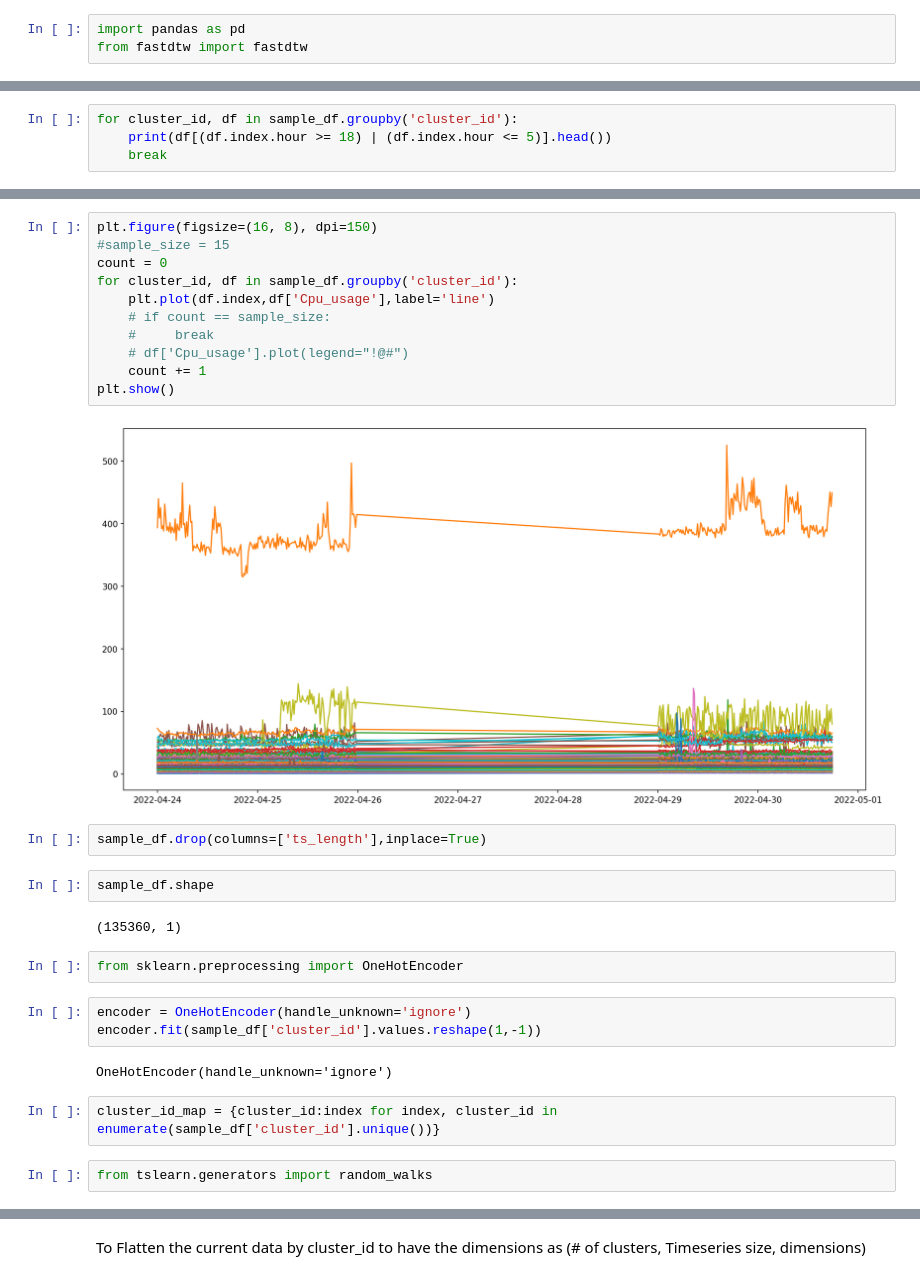
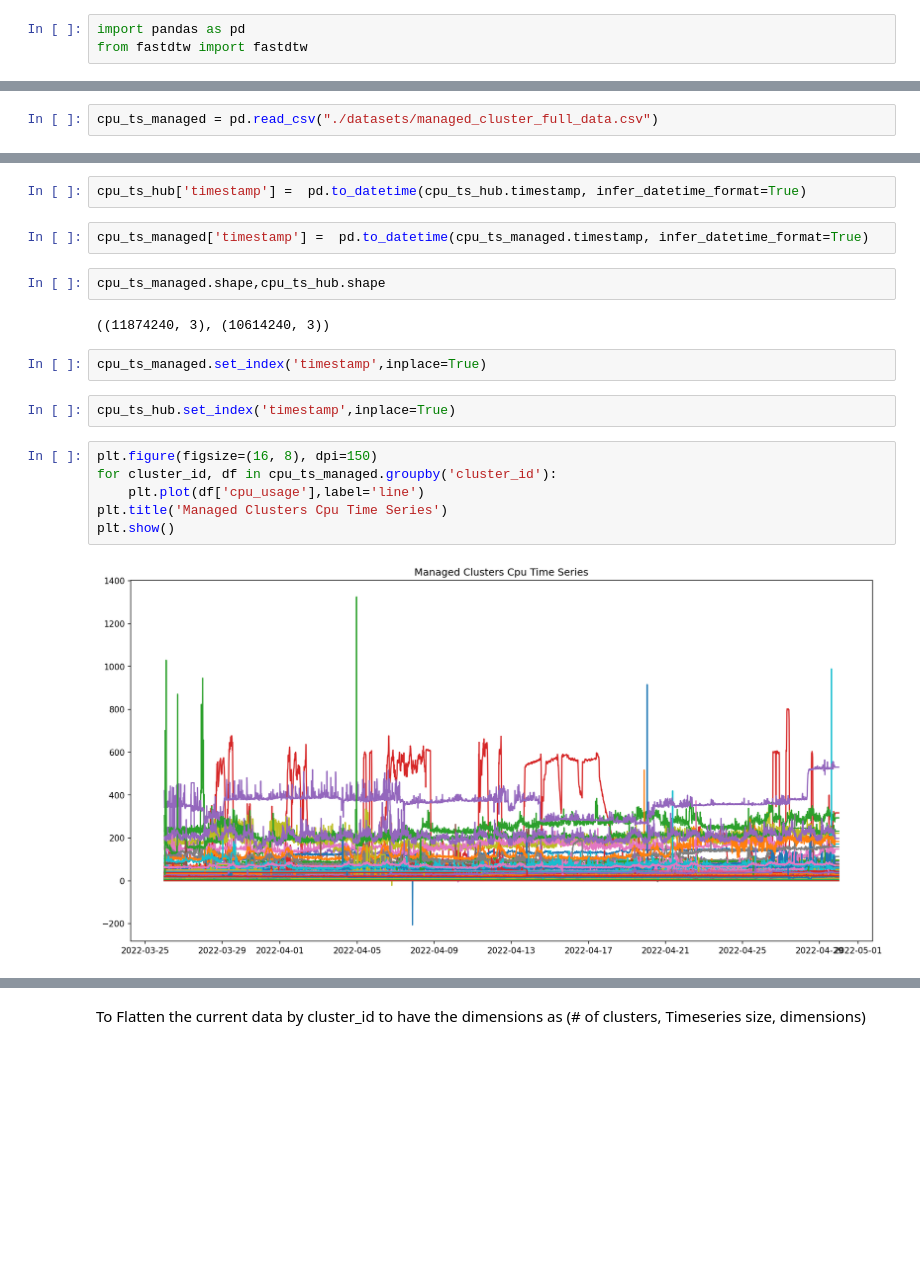
Before and after one commit to Anxhela21/acm-data-project, a Jupyter notebook: clustering.ipynb, the cells around one changed output, grey strips where cells are left out. Drawn from its saved outputs; the diff is of its cells as text; blank space fills up the shorter version.

Commit message:
causal relationship and clustering code

```diff
--- a/clustering.ipynb
+++ b/clustering.ipynb
@@ -33,4 +12,0 @@ array([24, 29, 30, 25])
-# %%
-for cluster_id, df in sample_df.groupby('cluster_id'):
-    print(df[(df.index.hour >= 18) | (df.index.hour <= 5)].head())
-    break
@@ -67,0 +13,2 @@ sample_df.set_index('timestamp',inplace=True)
+# %%
+cpu_ts_managed = pd.read_csv("./datasets/managed_cluster_full_data.csv")
@@ -68,30 +17,20 @@ sample_df.set_index('timestamp',inplace=True)
+# %%
+cpu_ts_hub['timestamp'] =  pd.to_datetime(cpu_ts_hub.timestamp, infer_datetime_format=True)
+# %%
+cpu_ts_managed['timestamp'] =  pd.to_datetime(cpu_ts_managed.timestamp, infer_datetime_format=True)
+# %%
+cpu_ts_managed.shape,cpu_ts_hub.shape
+# %% [output]
+((11874240, 3), (10614240, 3))
+# %%
+cpu_ts_managed.set_index('timestamp',inplace=True)
+# %%
+cpu_ts_hub.set_index('timestamp',inplace=True)
 # %%
 plt.figure(figsize=(16, 8), dpi=150)
-#sample_size = 15
-count = 0
-for cluster_id, df in sample_df.groupby('cluster_id'):
-    plt.plot(df.index,df['Cpu_usage'],label='line')
-    # if count == sample_size:
-    #     break
-    # df['Cpu_usage'].plot(legend="!@#")
-    count += 1
+for cluster_id, df in cpu_ts_managed.groupby('cluster_id'):
+    plt.plot(df['cpu_usage'],label='line')
+plt.title('Managed Clusters Cpu Time Series')
 plt.show()
 # %% [output]
-[figure, old version]
+[figure, new version]
-# %%
-sample_df.drop(columns=['ts_length'],inplace=True)
-# %%
-sample_df.shape
-# %% [output]
-(135360, 1)
-# %%
-from sklearn.preprocessing import OneHotEncoder
-# %%
-encoder = OneHotEncoder(handle_unknown='ignore')
-encoder.fit(sample_df['cluster_id'].values.reshape(1,-1))
-# %% [output]
-OneHotEncoder(handle_unknown='ignore')
-# %%
-cluster_id_map = {cluster_id:index for index, cluster_id in enumerate(sample_df['cluster_id'].unique())}
-# %%
-from tslearn.generators import random_walks
```
Also changed, not shown: parts of 33 cells of this notebook, 2 other files.
